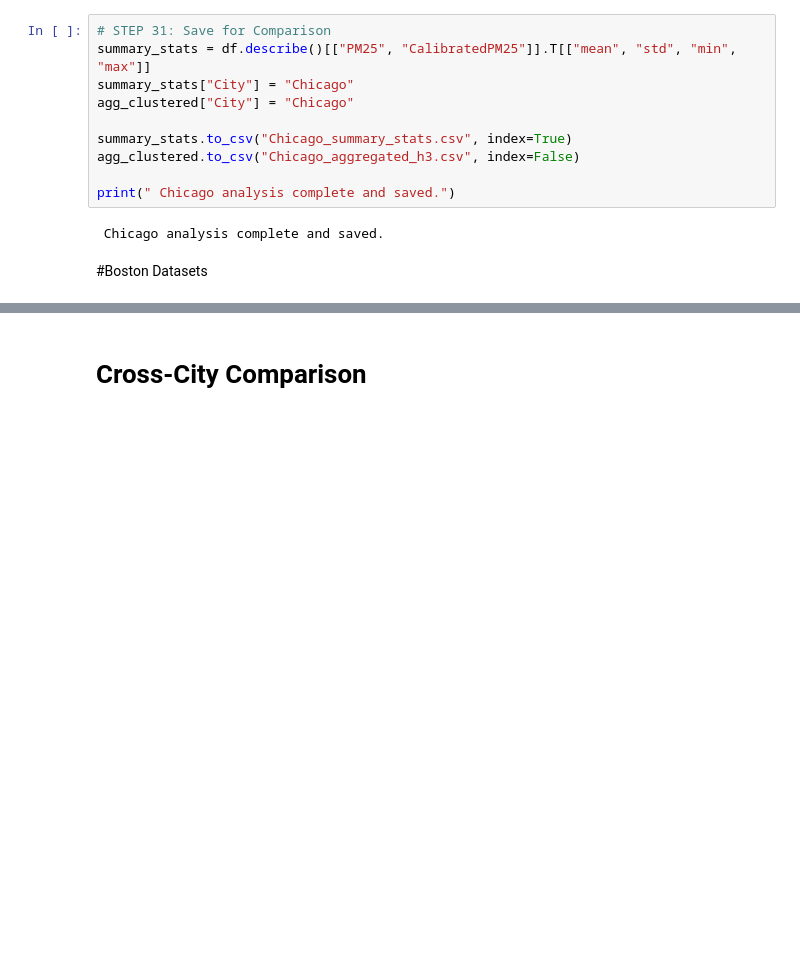
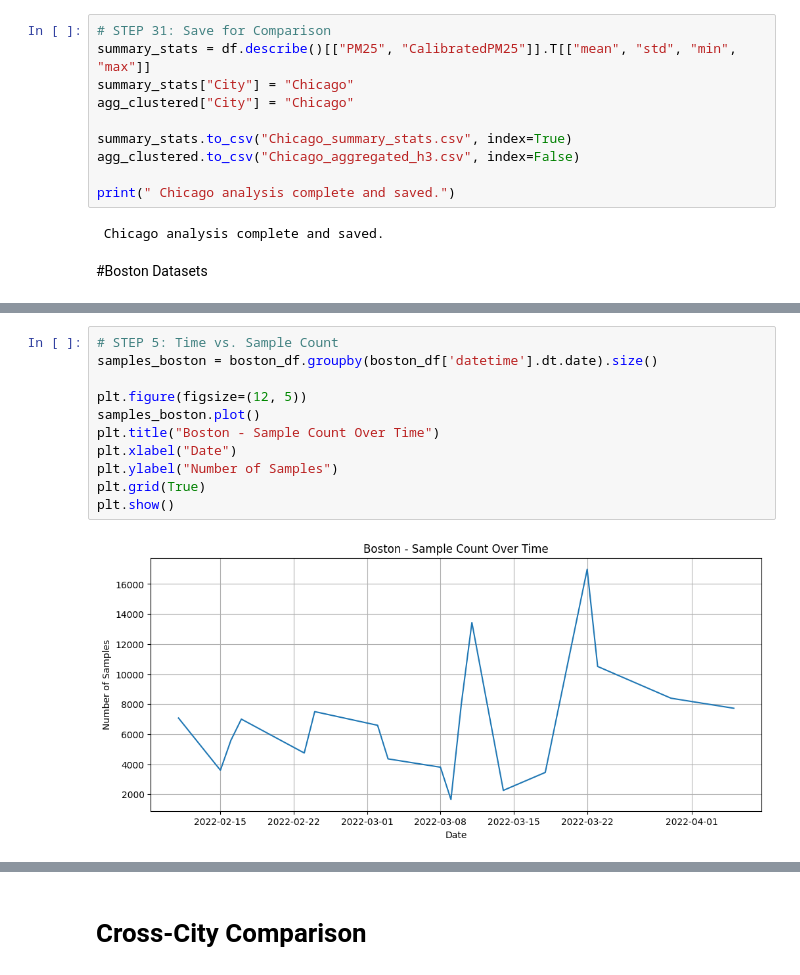
Before and after one commit to Dr-Isam-ALJAWARNEH/fds-project-airnav, a Jupyter notebook: NYC_Boston_Chicago_Project.ipynb, the cells around one changed output, grey strips where cells are left out. Drawn from its saved outputs; the diff is of its cells as text; blank space fills up the shorter version.

```diff
--- a/NYC_Boston_Chicago_Project.ipynb
+++ b/NYC_Boston_Chicago_Project.ipynb
@@ -532,0 +599,13 @@ print(" Chicago analysis complete and saved.")
+# %%
+# STEP 5: Time vs. Sample Count
+samples_boston = boston_df.groupby(boston_df['datetime'].dt.date).size()
+
+plt.figure(figsize=(12, 5))
+samples_boston.plot()
+plt.title("Boston - Sample Count Over Time")
+plt.xlabel("Date")
+plt.ylabel("Number of Samples")
+plt.grid(True)
+plt.show()
+# %% [output]
+[figure, added]
```
Also changed, not shown: parts of 8 cells of this notebook.
